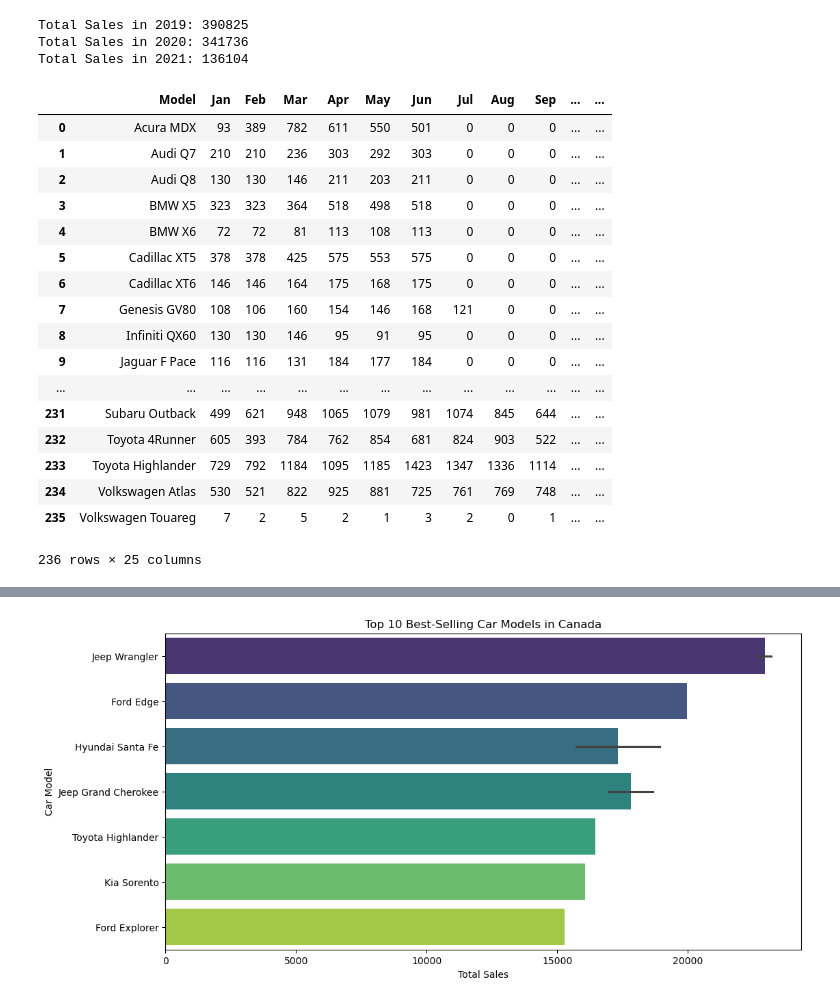
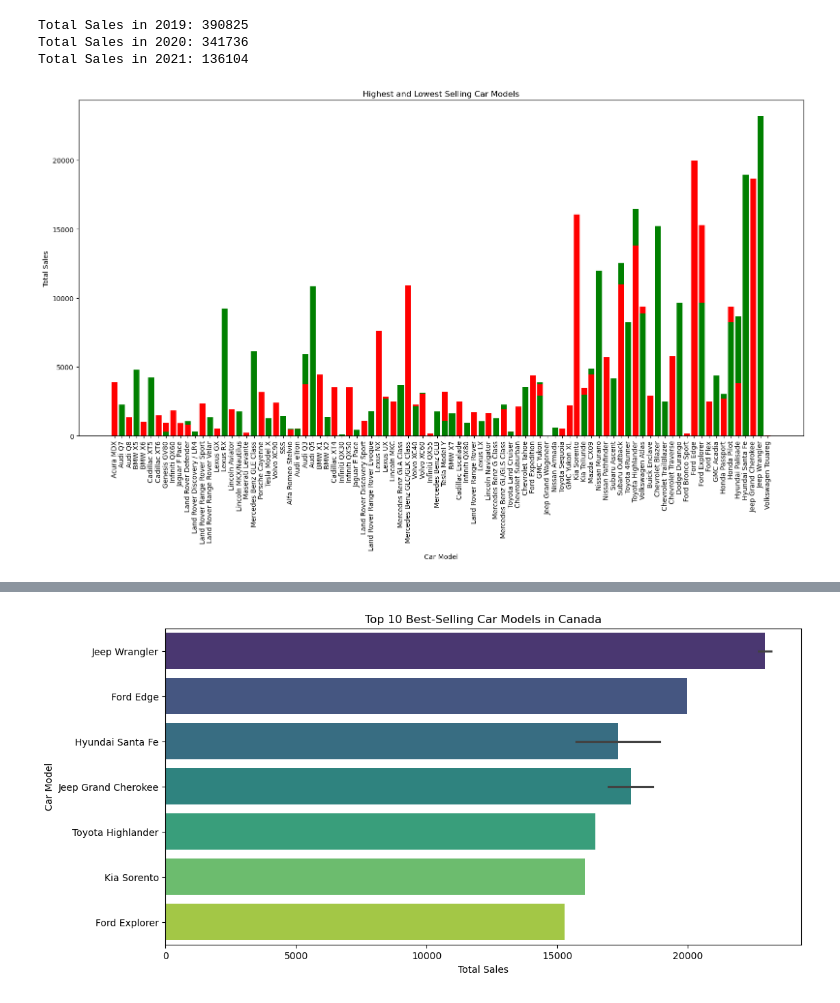
Before and after one commit to MajeedOA/Car-Sales, a Jupyter notebook: projects.ipynb, the cells around one changed output, grey strips where cells are left out. Saved outputs shown, nothing was run; the diff lists cells and outputs as text; code cells hidden in the pictures.

```diff
--- a/projects.ipynb
+++ b/projects.ipynb
@@ -161,27 +124,22 @@ print("Total Sales in 2021:", total_sales_2021)
 Total Sales in 2019: 390825
 Total Sales in 2020: 341736
 Total Sales in 2021: 136104
-# %%
-df["H1_Sales"] = df.iloc[:, 1:7].sum(axis=1)  # Jan to Jun sales
-df["H2_Sales"] = df.iloc[:, 7:13].sum(axis=1) # Jul to Dec sales
-df["Peak_Month"] = df.iloc[:, 1:13].idxmax(axis=1) # Month with highest sales
-df
-# %% [output]
-|  | Model | Jan | Feb | Mar | Apr | May | Jun | Jul | Aug | Sep | ... | ... |
-| 0 | Acura MDX | 93 | 389 | 782 | 611 | 550 | 501 | 0 | 0 | 0 | ... | ... |
-| 1 | Audi Q7 | 210 | 210 | 236 | 303 | 292 | 303 | 0 | 0 | 0 | ... | ... |
-| 2 | Audi Q8 | 130 | 130 | 146 | 211 | 203 | 211 | 0 | 0 | 0 | ... | ... |
-| 3 | BMW X5 | 323 | 323 | 364 | 518 | 498 | 518 | 0 | 0 | 0 | ... | ... |
-| 4 | BMW X6 | 72 | 72 | 81 | 113 | 108 | 113 | 0 | 0 | 0 | ... | ... |
-| 5 | Cadillac XT5 | 378 | 378 | 425 | 575 | 553 | 575 | 0 | 0 | 0 | ... | ... |
-| 6 | Cadillac XT6 | 146 | 146 | 164 | 175 | 168 | 175 | 0 | 0 | 0 | ... | ... |
-| 7 | Genesis GV80 | 108 | 106 | 160 | 154 | 146 | 168 | 121 | 0 | 0 | ... | ... |
-| 8 | Infiniti QX60 | 130 | 130 | 146 | 95 | 91 | 95 | 0 | 0 | 0 | ... | ... |
-| 9 | Jaguar F Pace | 116 | 116 | 131 | 184 | 177 | 184 | 0 | 0 | 0 | ... | ... |
-| ... | ... | ... | ... | ... | ... | ... | ... | ... | ... | ... | ... | ... |
-| 231 | Subaru Outback | 499 | 621 | 948 | 1065 | 1079 | 981 | 1074 | 845 | 644 | ... | ... |
-| 232 | Toyota 4Runner | 605 | 393 | 784 | 762 | 854 | 681 | 824 | 903 | 522 | ... | ... |
-| 233 | Toyota Highlander | 729 | 792 | 1184 | 1095 | 1185 | 1423 | 1347 | 1336 | 1114 | ... | ... |
-| 234 | Volkswagen Atlas | 530 | 521 | 822 | 925 | 881 | 725 | 761 | 769 | 748 | ... | ... |
-| 235 | Volkswagen Touareg | 7 | 2 | 5 | 2 | 1 | 3 | 2 | 0 | 1 | ... | ... |
-236 rows × 25 columns
+# %%
+
+# 1. Find the highest and lowest selling car models
+highest_selling_model = df.loc[df["Sumofsales"].idxmax(), ["Model", "Sumofsales"]]
+lowest_selling_model = df.loc[df["Sumofsales"].idxmin(), ["Model", "Sumofsales"]]
+
+lowest_selling_model,highest_selling_model
+
+# Plot a bar chart
+plt.figure(figsize=(16, 10))
+plt.bar(df["Model"],df["Sumofsales"], color=["green", "red"])
+plt.xlabel("Car Model")
+plt.ylabel("Total Sales")
+plt.title("Highest and Lowest Selling Car Models")
+plt.xticks(rotation=90)
+plt.tight_layout()
+plt.show()
+# %% [output]
+[figure, added]
```
Also changed, not shown: parts of 26 cells of this notebook.
